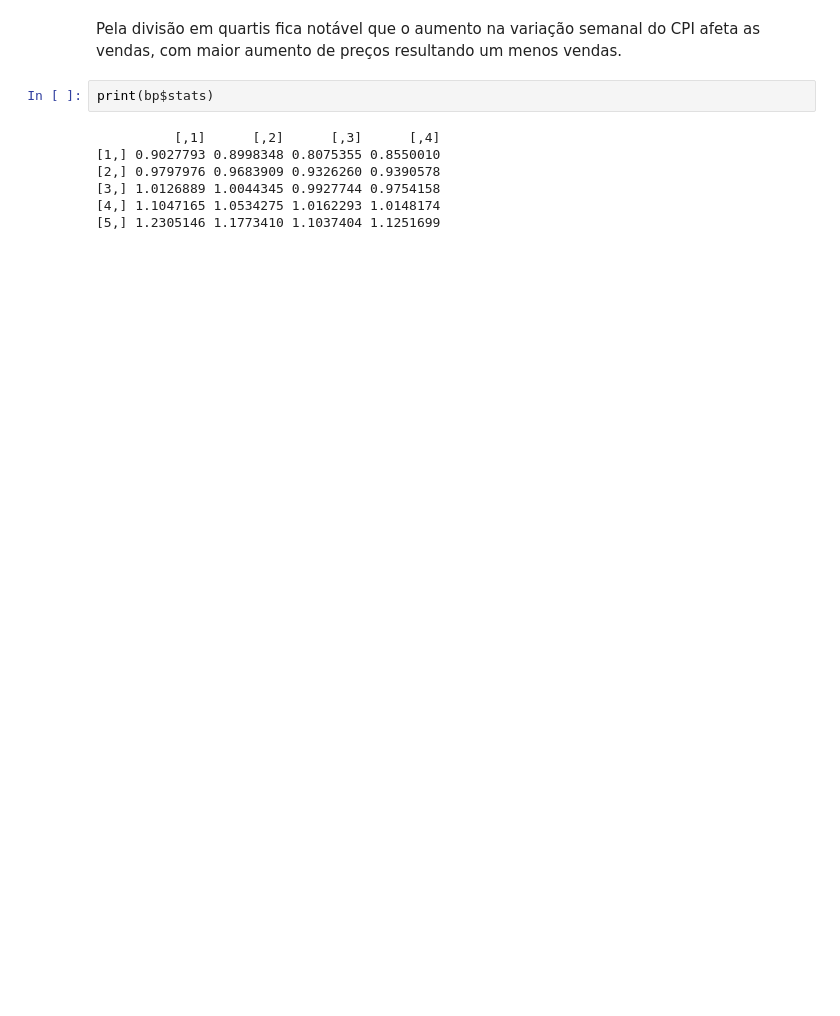
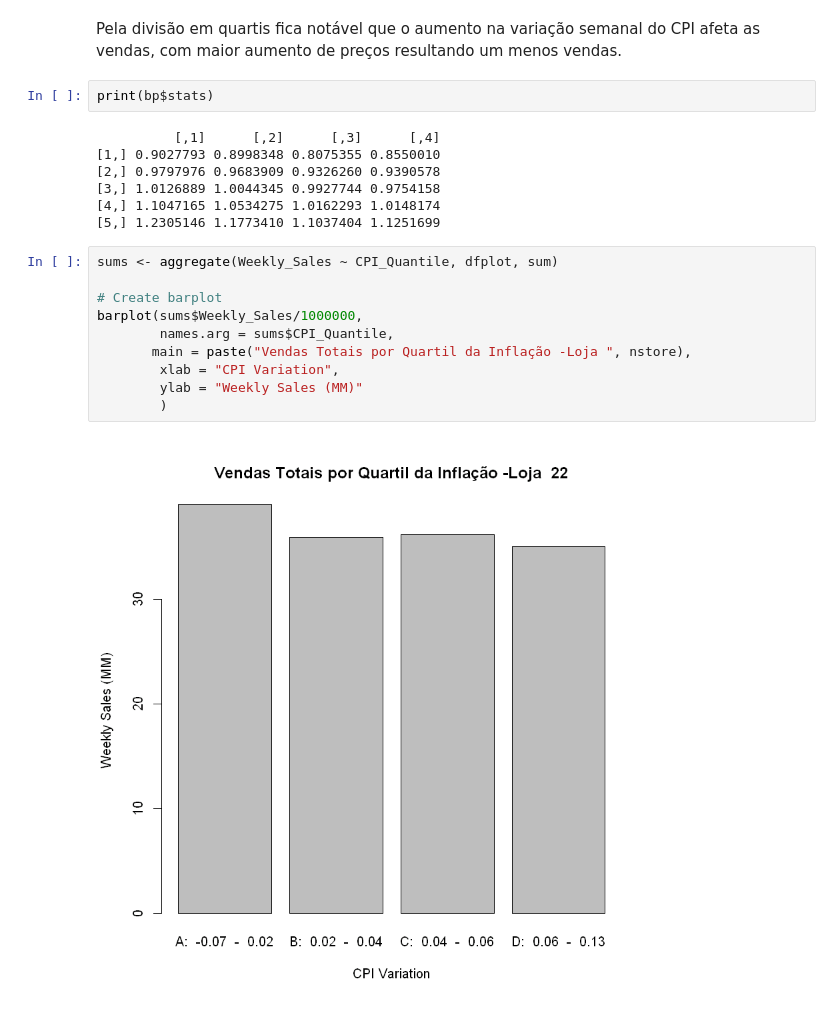
Before and after one commit to guilhermersduarte/Projeto-Aplicado-1, a Jupyter notebook: src/r_amaral/Walmart_AE_04_CPI.ipynb, the cells around one changed output. Drawn from its saved outputs; the diff is of its cells as text; blank space fills up the shorter version.

```diff
--- a/src/r_amaral/Walmart_AE_04_CPI.ipynb
+++ b/src/r_amaral/Walmart_AE_04_CPI.ipynb
@@ -137,3 +138,15 @@ print(bp$stats)
 [3,] 1.0126889 1.0044345 0.9927744 0.9754158
 [4,] 1.1047165 1.0534275 1.0162293 1.0148174
 [5,] 1.2305146 1.1773410 1.1037404 1.1251699
+# %%
+sums <- aggregate(Weekly_Sales ~ CPI_Quantile, dfplot, sum)
+
+# Create barplot
+barplot(sums$Weekly_Sales/1000000,
+        names.arg = sums$CPI_Quantile,
+       main = paste("Vendas Totais por Quartil da Inflação -Loja ", nstore),
+        xlab = "CPI Variation",
+        ylab = "Weekly Sales (MM)"
+        )
+# %% [output]
+[figure, added]
```
Also changed, not shown: parts of 1 cell of this notebook, 1 other file.
